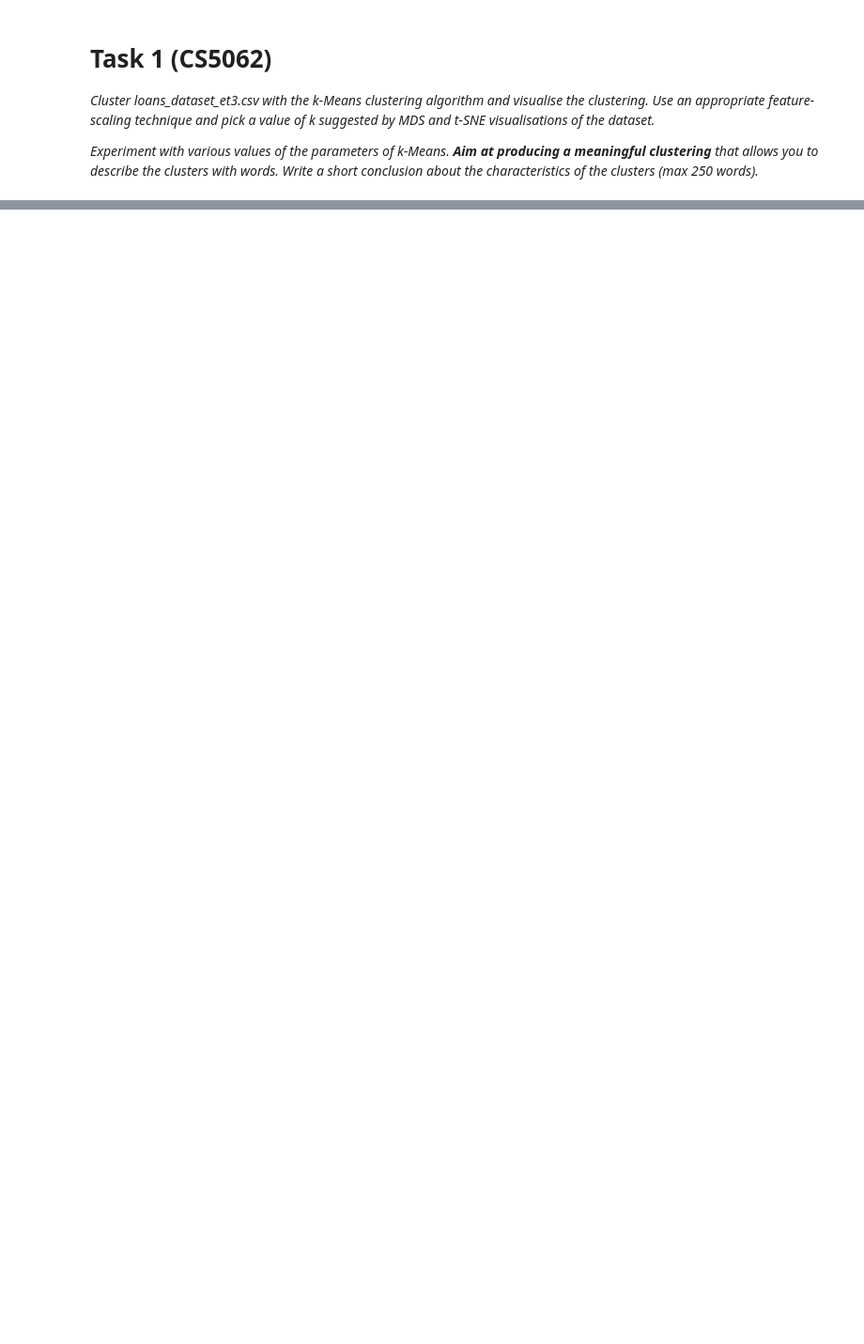
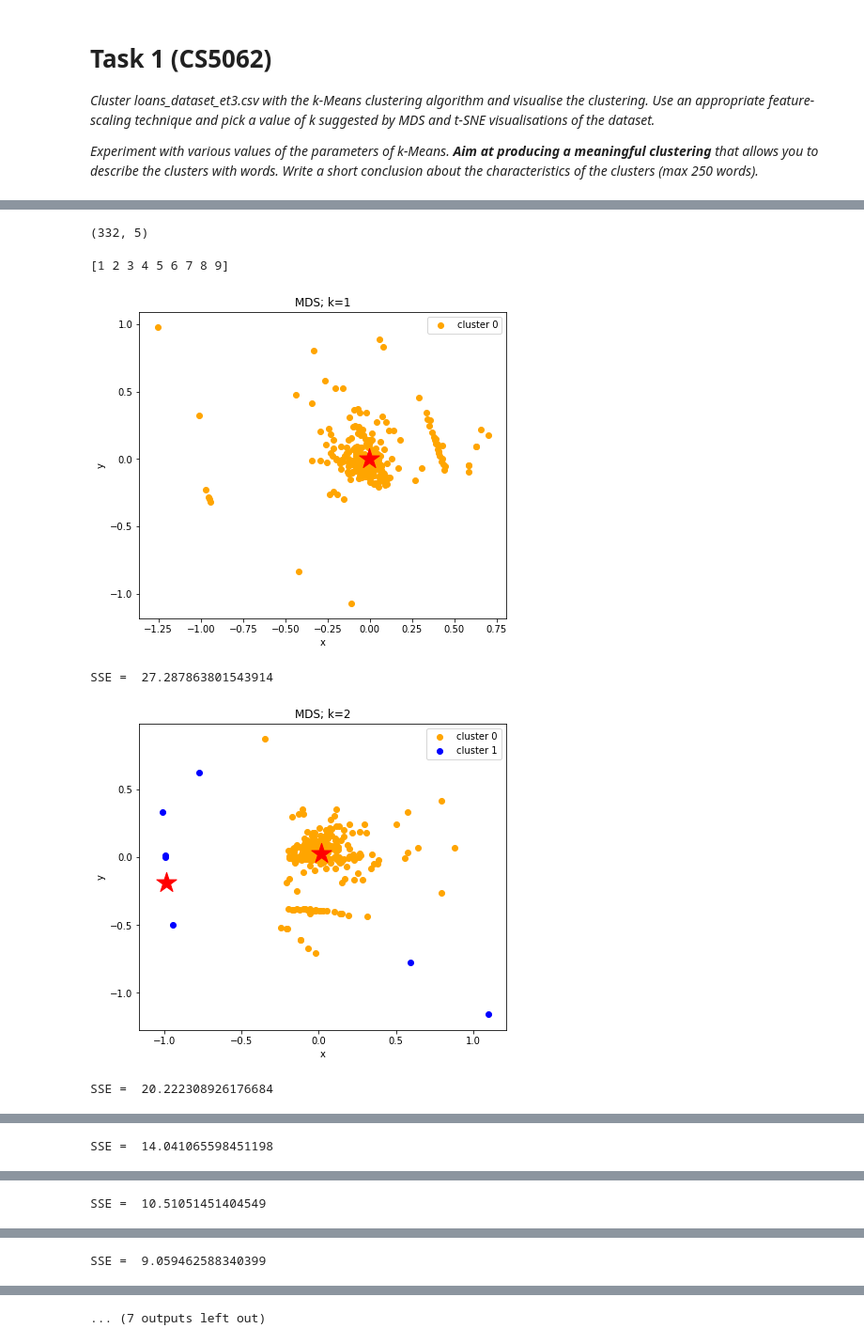
Before and after one commit to vipulpopat/MSCAI_Sem1_Etivity3, a Jupyter notebook: Etivity3_ClusteringManifoldLearning.ipynb, the cells around one changed output, grey strips where cells are left out. Shown at 94% size. Cells and saved outputs as stored; diff of their text form; code cells hidden in the pictures; blank space fills up the shorter version.

Commit message:
k-means with SSE
Signed-off-by: Abhijit <18195067@studentmail.ul.ie>

```diff
--- a/Etivity3_ClusteringManifoldLearning.ipynb
+++ b/Etivity3_ClusteringManifoldLearning.ipynb
@@ -59,0 +57,10 @@ dtype: int64
+# %%
+data = np.array(df.values, dtype=float)
+# %%
+data.shape
+# %% [output]
+(332, 5)
+# %%
+# scale the data
+min_max_scaler = preprocessing.MinMaxScaler()
+data = min_max_scaler.fit_transform(data)
@@ -59,0 +95,48 @@ dtype: int64
+# %%
+%%time
+
+max_num_clusters = 10
+min_num_clusters = 1
+
+SSE = np.empty(max_num_clusters - min_num_clusters)
+
+# Generate an array consisting of the number of clusters
+num_clusters = np.array(range(min_num_clusters, max_num_clusters), dtype="i4")
+print(num_clusters)
+
+for i in range(len(num_clusters)):
+
+    k = num_clusters[i]
+    kmeans = cluster.KMeans(n_clusters=k, n_init=10, max_iter=500).fit(data) # , init="random"
+
+    loan_centroid = np.r_[data, kmeans.cluster_centers_]
+    XY_mds_coordinates = manifold.MDS(n_components=2).fit_transform(loan_centroid)
+    #print("MDS transformation complete")
+
+#     # project both the data and the k-Means cluster centers to a 2D space
+#     XY_tsne_coordinates = manifold.TSNE(n_components=2).fit_transform(loan_centroid)
+#     print("T-SNE transformation complete")
+
+
+    # plot the transformed examples and the centers
+    # use the cluster assignment to colour the examples
+    # plot the transformed examples and the centers
+    # use the cluster assignment to colour the examples
+    clustering_scatterplot(points=XY_mds_coordinates[:-k,:],
+                           labels=kmeans.labels_,
+                           centers=XY_mds_coordinates[-k:,:],
+                           title='MDS; k={}'.format(k))
+
+#     clustering_scatterplot(points=XY_tsne_coordinates[:-k,:],
+#                            labels=kmeans.labels_,
+#                            centers=XY_tsne_coordinates[-k:,:],
+#                            title='TSNE')
+
+    SSE[i] = kmeans.inertia_
+    print("SSE = ",kmeans.inertia_)
+# %% [output]
+[1 2 3 4 5 6 7 8 9]
+[figure, added]
+SSE =  27.287863801543914
+[figure, added]
+SSE =  20.222308926176684
@@ -59,0 +144 @@ dtype: int64
+SSE =  14.041065598451198
@@ -59,0 +146 @@ dtype: int64
+SSE =  10.51051451404549
@@ -59,0 +148 @@ dtype: int64
+SSE =  9.059462588340399
@@ -59,0 +150 @@ dtype: int64
+... (7 outputs left out)
```
Also changed, not shown: parts of 6 cells of this notebook.
